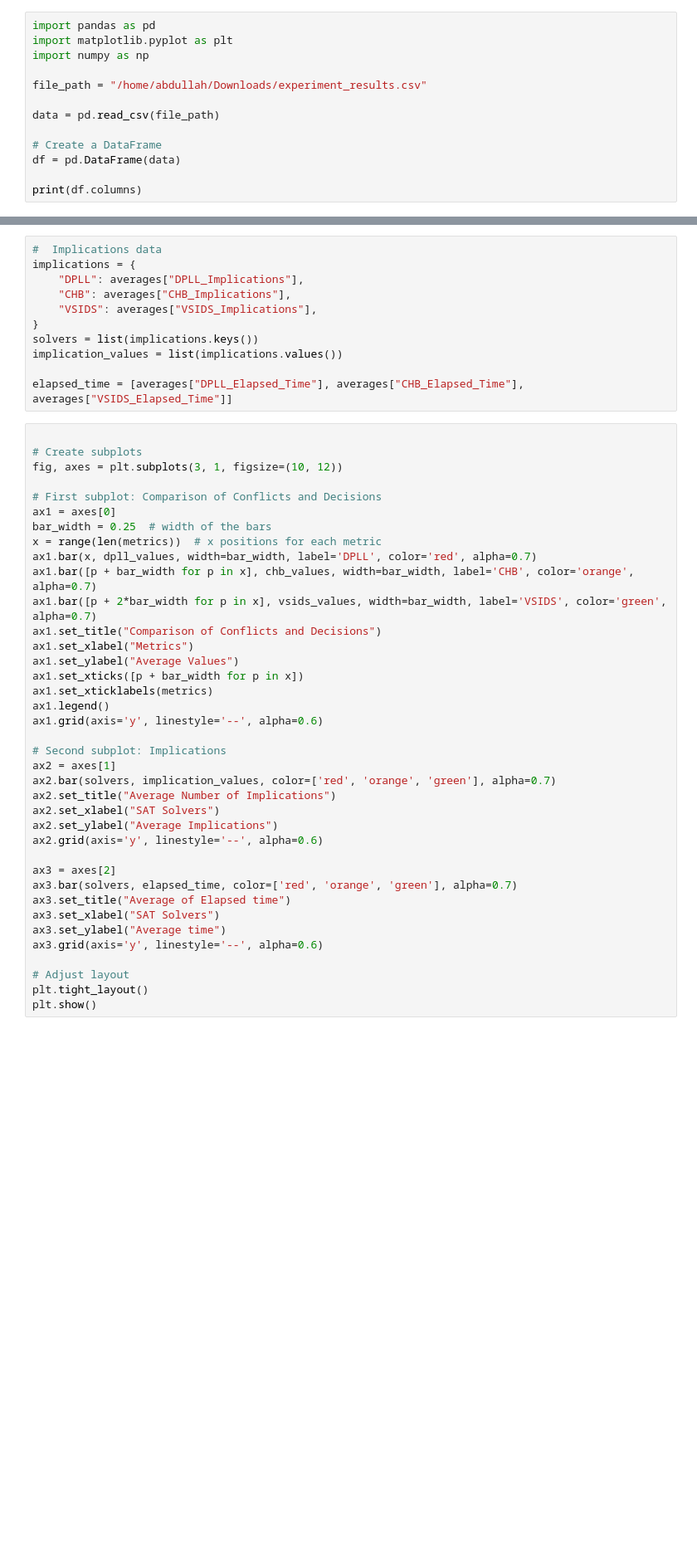
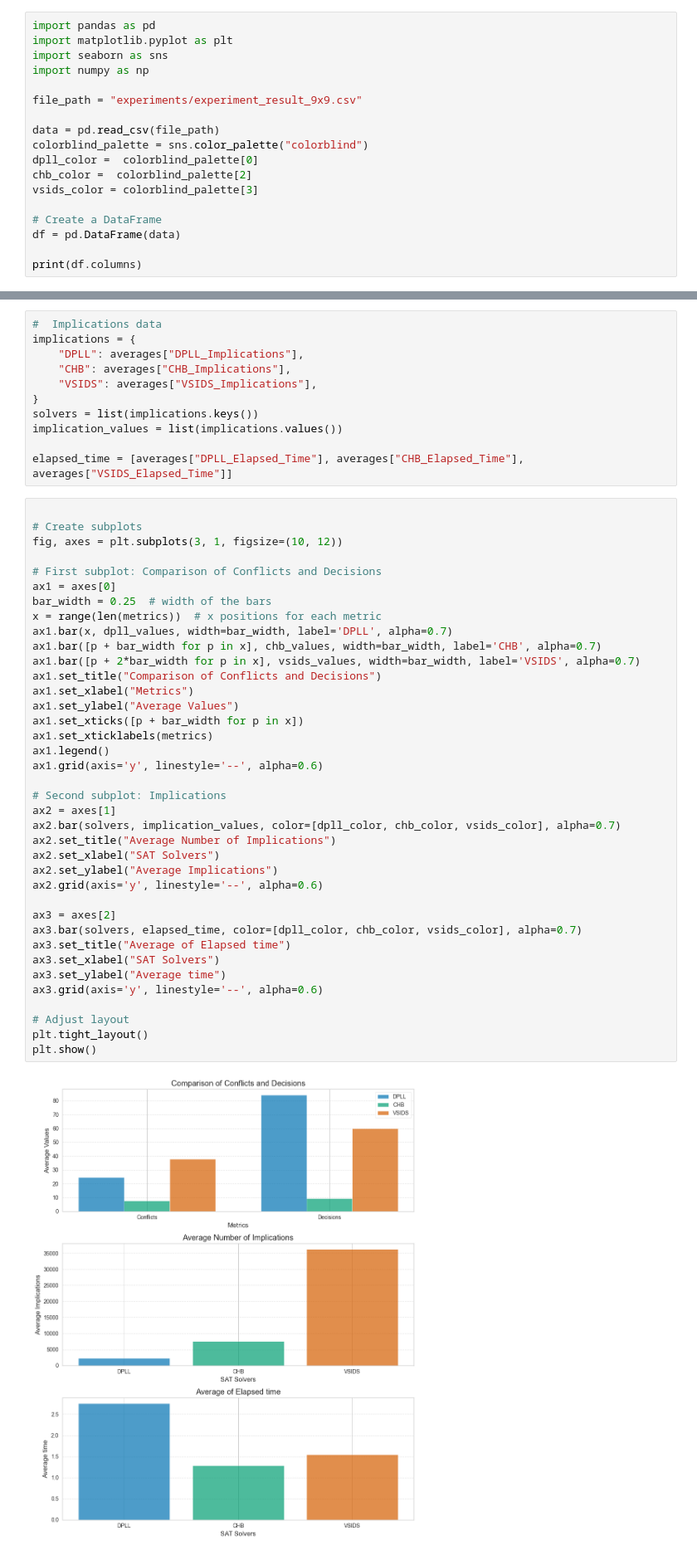
Before and after one commit to rith777/sat_solver_21, a Jupyter notebook: Scripts/graph_plots.ipynb, the cells around one changed output, grey strips where cells are left out. Shown at 83% size. Cells and saved outputs as stored; diff of their text form; blank space fills up the shorter version.

Commit message:
Use color blind palette for graphs

```diff
--- a/Scripts/graph_plots.ipynb
+++ b/Scripts/graph_plots.ipynb
@@ -1,11 +1,16 @@
 # %%
 import pandas as pd
 import matplotlib.pyplot as plt
+import seaborn as sns
 import numpy as np
 
-file_path = "/home/abdullah/Downloads/experiment_results.csv"
+file_path = "experiments/experiment_result_9x9.csv"
 
 data = pd.read_csv(file_path)
+colorblind_palette = sns.color_palette("colorblind")
+dpll_color =  colorblind_palette[0]
+chb_color =  colorblind_palette[2]
+vsids_color = colorblind_palette[3]
 
 # Create a DataFrame
 df = pd.DataFrame(data)
@@ -54,38 +75,40 @@ elapsed_time = [averages["DPLL_Elapsed_Time"], averages["CHB_Elapsed_Time"], ave
 fig, axes = plt.subplots(3, 1, figsize=(10, 12))
 
 # First subplot: Comparison of Conflicts and Decisions
 ax1 = axes[0]
 bar_width = 0.25  # width of the bars
 x = range(len(metrics))  # x positions for each metric
-ax1.bar(x, dpll_values, width=bar_width, label='DPLL', color='red', alpha=0.7)
-ax1.bar([p + bar_width for p in x], chb_values, width=bar_width, label='CHB', color='orange', alpha=0.7)
-ax1.bar([p + 2*bar_width for p in x], vsids_values, width=bar_width, label='VSIDS', color='green', alpha=0.7)
+ax1.bar(x, dpll_values, width=bar_width, label='DPLL', alpha=0.7)
+ax1.bar([p + bar_width for p in x], chb_values, width=bar_width, label='CHB', alpha=0.7)
+ax1.bar([p + 2*bar_width for p in x], vsids_values, width=bar_width, label='VSIDS', alpha=0.7)
 ax1.set_title("Comparison of Conflicts and Decisions")
 ax1.set_xlabel("Metrics")
 ax1.set_ylabel("Average Values")
 ax1.set_xticks([p + bar_width for p in x])
 ax1.set_xticklabels(metrics)
 ax1.legend()
 ax1.grid(axis='y', linestyle='--', alpha=0.6)
 
 # Second subplot: Implications
 ax2 = axes[1]
-ax2.bar(solvers, implication_values, color=['red', 'orange', 'green'], alpha=0.7)
+ax2.bar(solvers, implication_values, color=[dpll_color, chb_color, vsids_color], alpha=0.7)
 ax2.set_title("Average Number of Implications")
 ax2.set_xlabel("SAT Solvers")
 ax2.set_ylabel("Average Implications")
 ax2.grid(axis='y', linestyle='--', alpha=0.6)
 
 ax3 = axes[2]
-ax3.bar(solvers, elapsed_time, color=['red', 'orange', 'green'], alpha=0.7)
+ax3.bar(solvers, elapsed_time, color=[dpll_color, chb_color, vsids_color], alpha=0.7)
 ax3.set_title("Average of Elapsed time")
 ax3.set_xlabel("SAT Solvers")
 ax3.set_ylabel("Average time")
 ax3.grid(axis='y', linestyle='--', alpha=0.6)
 
 # Adjust layout
 plt.tight_layout()
 plt.show()
+# %% [output]
+[figure, added]
 # %%
 
 # Elapsed time averages
```
Also changed, not shown: parts of 6 cells of this notebook.
